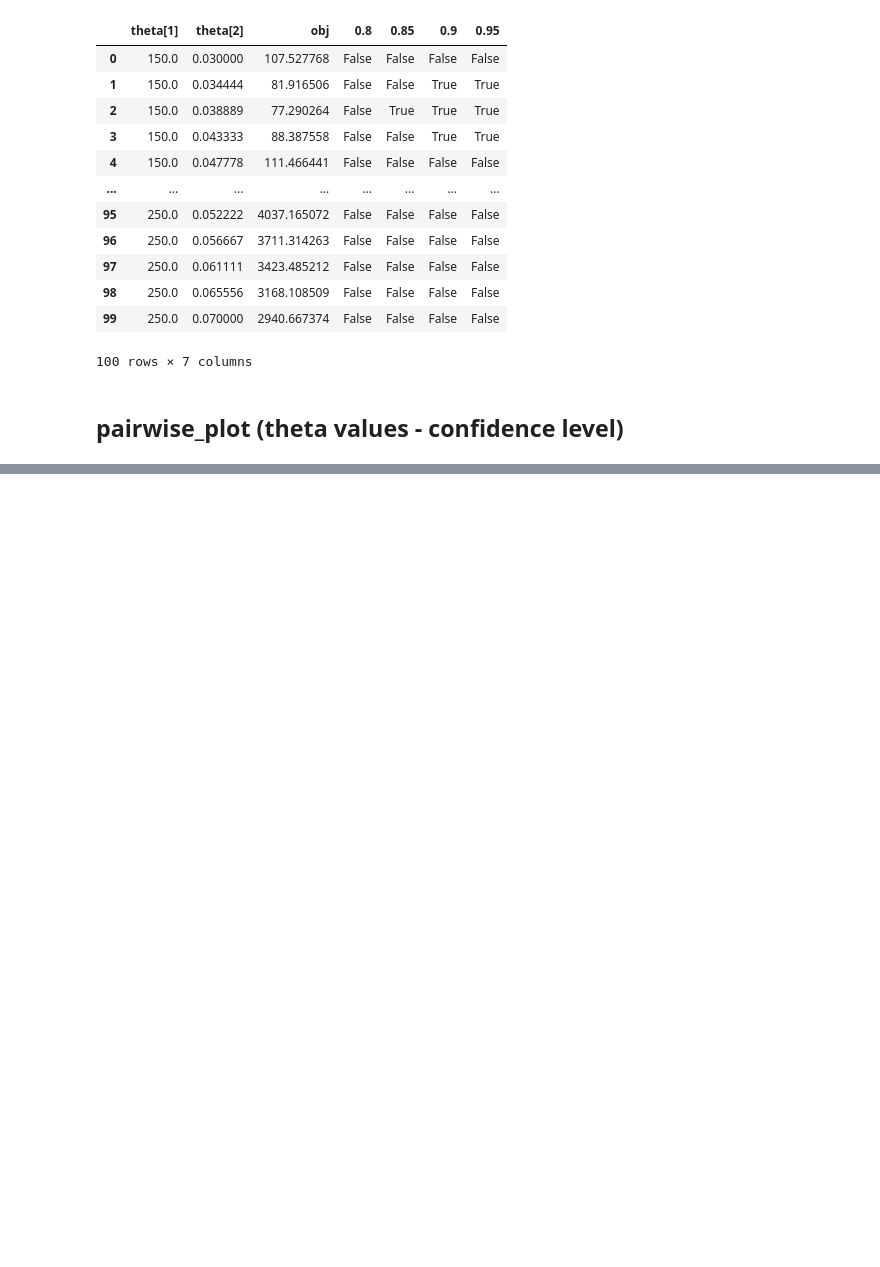
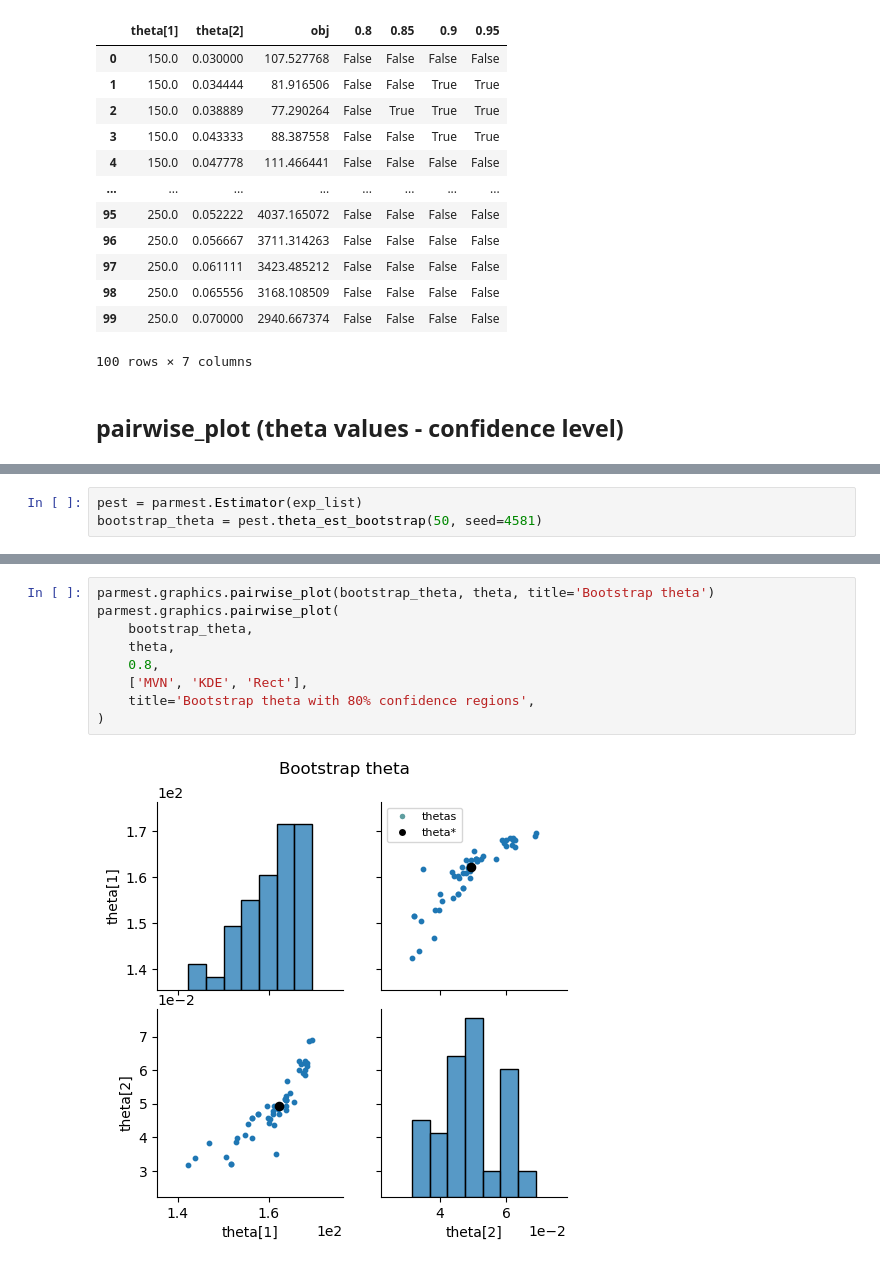
Before and after one commit to smondal13/DOE-Examples, a Jupyter notebook: Examples/Michaelis_Menten_Puromycin_Example.ipynb, the cells around one changed output, grey strips where cells are left out. Drawn from its saved outputs; the diff is of its cells as text; blank space fills up the shorter version.

```diff
--- a/Examples/Michaelis_Menten_Puromycin_Example.ipynb
+++ b/Examples/Michaelis_Menten_Puromycin_Example.ipynb
@@ -286,0 +288,3 @@ parmest.graphics.pairwise_plot(LR, theta, 0.8, title= "Likelihood Ratio results
+# %%
+pest = parmest.Estimator(exp_list)
+bootstrap_theta = pest.theta_est_bootstrap(50, seed=4581)
@@ -286,0 +311,11 @@ parmest.graphics.pairwise_plot(LR, theta, 0.8, title= "Likelihood Ratio results
+# %%
+parmest.graphics.pairwise_plot(bootstrap_theta, theta, title='Bootstrap theta')
+parmest.graphics.pairwise_plot(
+    bootstrap_theta,
+    theta,
+    0.8,
+    ['MVN', 'KDE', 'Rect'],
+    title='Bootstrap theta with 80% confidence regions',
+)
+# %% [output]
+[figure, added]
```
Also changed, not shown: parts of 6 cells of this notebook.
